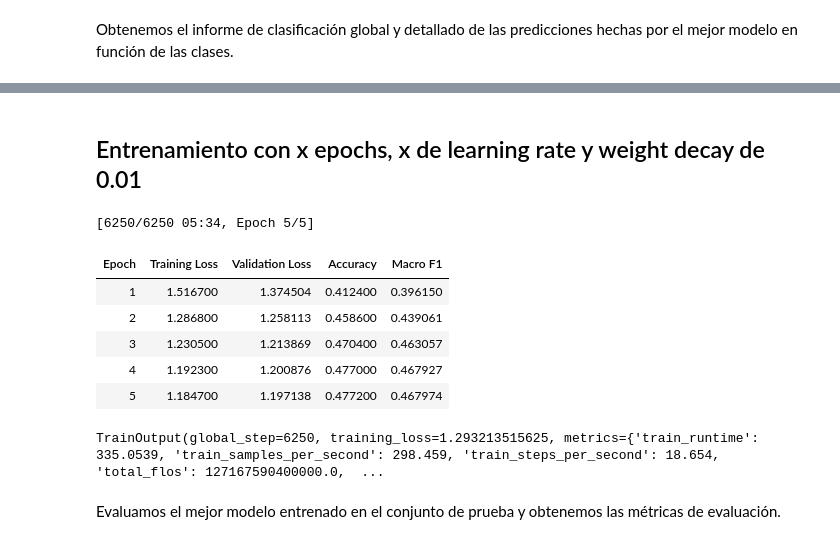
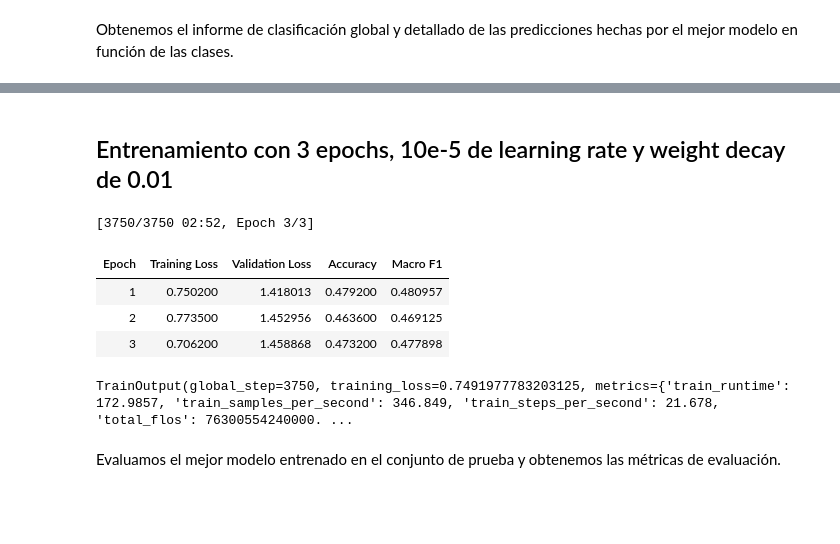
Before and after one commit to ju-mava/analisis-sentimiento-practica5-ju-mava, a Jupyter notebook: Machetti_Vallverdú_Júlia_T5_Aprendizaje_transferido_sentimiento.ipynb, the cells around one changed output, grey strips where cells are left out. Drawn from its saved outputs; the diff is of its cells as text; code cells hidden in the pictures; blank space fills up the shorter version.

```diff
--- a/Machetti_Vallverdú_Júlia_T5_Aprendizaje_transferido_sentimiento.ipynb
+++ b/Machetti_Vallverdú_Júlia_T5_Aprendizaje_transferido_sentimiento.ipynb
@@ -677,45 +684,43 @@ weighted avg       0.47      0.49      0.48      5000
 # %% [markdown]
-## Entrenamiento con x epochs, x de learning rate y weight decay de 0.01
+## Entrenamiento con 3 epochs, 10e-5 de learning rate y weight decay de 0.01
 # %%
 from transformers import TrainingArguments, Trainer, DataCollatorWithPadding
 
 batch_size = 16
 model_name = "finetuned_model_sentiment_analysis_amazon"
 training_args = TrainingArguments(
         output_dir=model_name,
-        num_train_epochs=5,
-        learning_rate = 2e-5,
+        num_train_epochs=3,
+        learning_rate = 10e-5,
         per_device_train_batch_size=batch_size,
         per_device_eval_batch_size=batch_size,
         warmup_ratio=0.1,
         weight_decay=0.01,
         eval_strategy="epoch",
         save_strategy="epoch",
         metric_for_best_model = "macro_f1",
         load_best_model_at_end=True,
         save_total_limit = 1,
         report_to='none',
     )
 
 # Para algunos modelos que necesitan manejar secuencias de diversas longitudes
 data_collator = DataCollatorWithPadding(tokenizer=tokenizer)
 
 trainer = Trainer(model=model, args=training_args,
                   compute_metrics=compute_metrics,
                   train_dataset=ds["train"],
                   eval_dataset=ds["valid"],
                   data_collator=data_collator
                   )
 trainer.train()
 # %% [output]
-[6250/6250 05:34, Epoch 5/5]
+[3750/3750 02:52, Epoch 3/3]
 | Epoch | Training Loss | Validation Loss | Accuracy | Macro F1 |
-| 1 | 1.516700 | 1.374504 | 0.412400 | 0.396150 |
-| 2 | 1.286800 | 1.258113 | 0.458600 | 0.439061 |
-| 3 | 1.230500 | 1.213869 | 0.470400 | 0.463057 |
-| 4 | 1.192300 | 1.200876 | 0.477000 | 0.467927 |
-| 5 | 1.184700 | 1.197138 | 0.477200 | 0.467974 |
+| 1 | 0.750200 | 1.418013 | 0.479200 | 0.480957 |
+| 2 | 0.773500 | 1.452956 | 0.463600 | 0.469125 |
+| 3 | 0.706200 | 1.458868 | 0.473200 | 0.477898 |
-TrainOutput(global_step=6250, training_loss=1.293213515625, metrics={'train_runtime': 335.0539, 'train_samples_per_second': 298.459, 'train_steps_per_second': 18.654, 'total_flos': 127167590400000.0,  ...
+TrainOutput(global_step=3750, training_loss=0.7491977783203125, metrics={'train_runtime': 172.9857, 'train_samples_per_second': 346.849, 'train_steps_per_second': 21.678, 'total_flos': 76300554240000. ...
 # %% [markdown]
 Evaluamos el mejor modelo entrenado en el conjunto de prueba y obtenemos las métricas de evaluación.
 # %%
```
Also changed, not shown: parts of 32 cells of this notebook.
